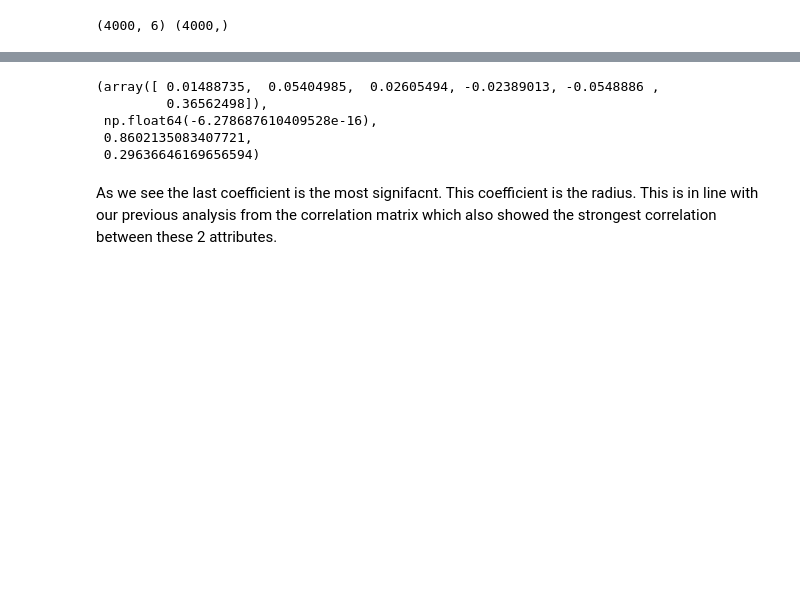
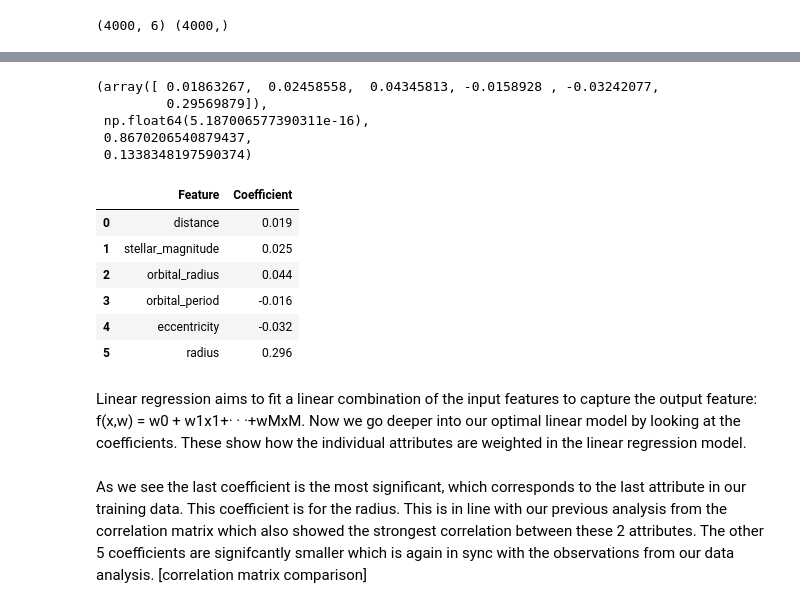
Before and after one commit to lelegod/ml_project, a Jupyter notebook: Regression/regression.ipynb, the cells around one changed output, grey strips where cells are left out. Saved outputs shown, nothing was run; the diff lists cells and outputs as text; code cells hidden in the pictures; blank space fills up the shorter version.

```diff
--- a/Regression/regression.ipynb
+++ b/Regression/regression.ipynb
@@ -146,6 +148,7 @@ df_regression
 # %%
-# Define features, and target variable
+
 X = df_without_type.drop(columns=['mass']).values
+X_columns = df_without_type.drop(columns=['mass']).columns
 y = df_without_type['mass'].values
 print(X.shape, y.shape)
 # %% [output]
@@ -160,12 +163,4 @@ array([3055.78   ,   48.19404, 5656.04   , ..., 4023.76   ,   65.0948 ,
 from sklearn.linear_model import Ridge
 from sklearn.model_selection import KFold
 from sklearn.metrics import mean_squared_error
-# %%
-X_mean = np.mean(X, axis=0)
-X_std = np.std(X, axis=0)
-y_mean = np.mean(y)
-y_std = np.std(y)
-
-X_scaled = (X - X_mean) / X_std
-y_scaled = (y - y_mean) / y_std
 # %%
@@ -245,23 +287,49 @@ plt.show()
 # %%
 ridge = Ridge(alpha=optimal_lambda)
 
-ridge.fit(X_train, y_train)
+X_train_scaled = (X_train - np.mean(X_train, axis=0)) / np.std(X_train, axis=0)
+y_train_scaled = (y_train - np.mean(y_train)) / np.std(y_train)
+
+X_test_scaled = (X_test - np.mean(X_train, axis=0)) / np.std(X_train, axis=0)
+y_test_scaled = (y_test - np.mean(y_train)) / np.std(y_train)
+
+ridge.fit(X_train_scaled, y_train_scaled)
 coeffs = ridge.coef_
 intercept = ridge.intercept_
 
-y_pred_train = ridge.predict(X_train)
-y_pred_test = ridge.predict(X_test)
+y_pred_train = ridge.predict(X_train_scaled)
+y_pred_test = ridge.predict(X_test_scaled)
 
-train_error = mean_squared_error(y_train, y_pred_train)
-test_error = mean_squared_error(y_test, y_pred_test)
+train_error = mean_squared_error(y_train_scaled, y_pred_train)
+test_error = mean_squared_error(y_test_scaled, y_pred_test)
 
 coeffs, intercept, train_error, test_error
 # %% [output]
-(array([ 0.01488735,  0.05404985,  0.02605494, -0.02389013, -0.0548886 ,
-         0.36562498]),
- np.float64(-6.278687610409528e-16),
- 0.8602135083407721,
- 0.29636646169656594)
+(array([ 0.01863267,  0.02458558,  0.04345813, -0.0158928 , -0.03242077,
+         0.29569879]),
+ np.float64(5.187006577390311e-16),
+ 0.8670206540879437,
+ 0.1338348197590374)
+# %%
+#round coefficients for better visibility
+coeffs = np.round(coeffs, 3)
+
+# create a table from X_Columns and coeffs
+coeffs_table = pd.DataFrame({'Feature': X_columns, 'Coefficient': coeffs})
+coeffs_table
+# %% [output]
+|  | Feature | Coefficient |
+| 0 | distance | 0.019 |
+| 1 | stellar_magnitude | 0.025 |
+| 2 | orbital_radius | 0.044 |
+| 3 | orbital_period | -0.016 |
+| 4 | eccentricity | -0.032 |
+| 5 | radius | 0.296 |
+# %% [markdown]
+Linear regression aims to fit a linear combination of the input features to capture the output feature: f(x,w) = w0 +
+w1x1+· · ·+wMxM.
+Now we go deeper into our optimal linear model by looking at the coefficients. These show how the individual attributes are weighted in the linear regression model.
 # %% [markdown]
-As we see the last coefficient is the most signifacnt. This coefficient is the radius. This is in line with our previous analysis from the correlation matrix which also showed the strongest correlation between these 2 attributes.
+As we see the last coefficient is the most significant, which corresponds to the last attribute in our training data. This coefficient is for the radius. This is in line with our previous analysis from the correlation matrix which also showed the strongest correlation between these 2 attributes. The other 5 coefficients are signifcantly smaller which is again in sync with the observations from our data analysis.
+[correlation matrix comparison]
 # %%
```
Also changed, not shown: parts of 20 cells of this notebook.
